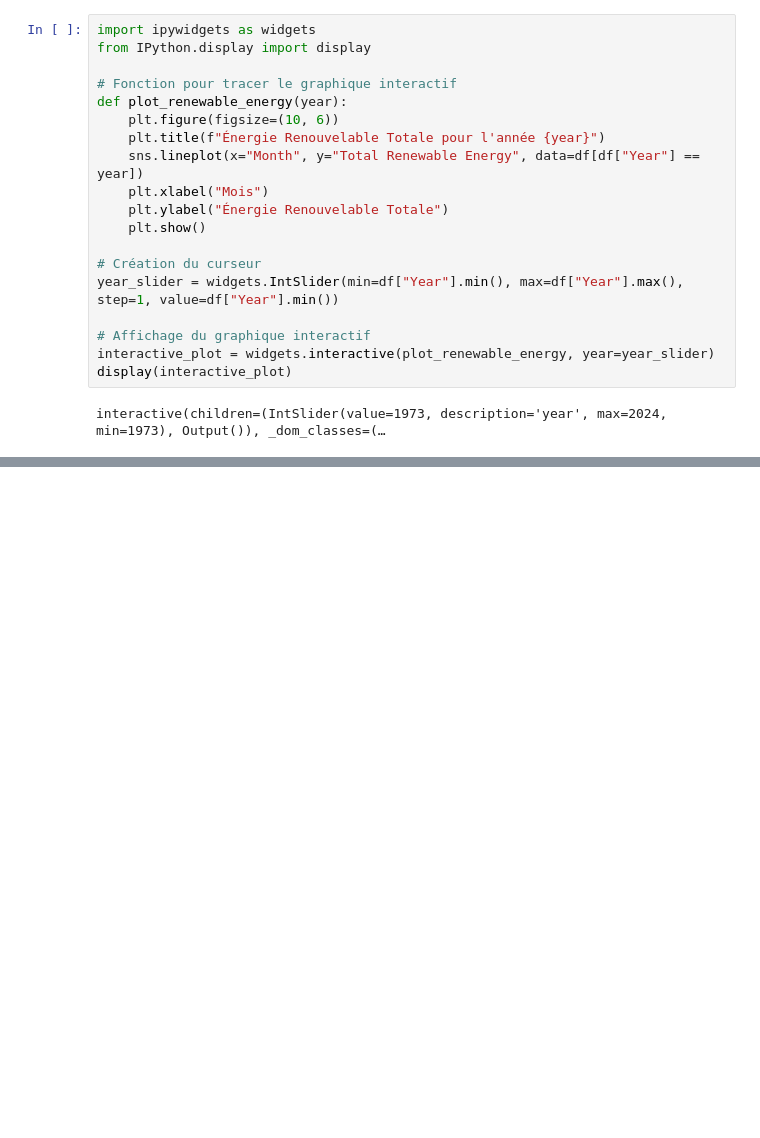
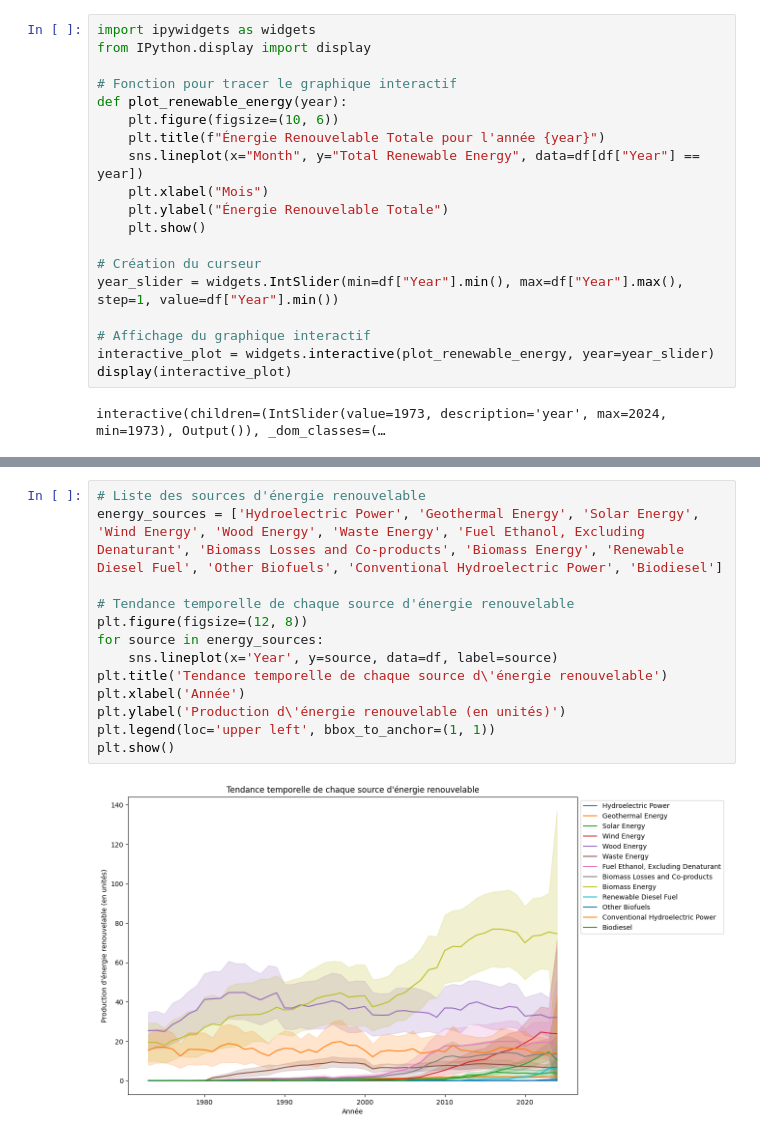
Before and after one commit to khelifaYacine/U.S.-Renewable-Energy-Consumption, a Jupyter notebook: EDA.ipynb, the cells around one changed output, grey strips where cells are left out. Saved outputs shown, nothing was run; the diff lists cells and outputs as text; blank space fills up the shorter version.

```diff
--- a/EDA.ipynb
+++ b/EDA.ipynb
@@ -120,0 +160,15 @@ plt.show()
+# %%
+# Liste des sources d'énergie renouvelable
+energy_sources = ['Hydroelectric Power', 'Geothermal Energy', 'Solar Energy', 'Wind Energy', 'Wood Energy', 'Waste Energy', 'Fuel Ethanol, Excluding Denaturant', 'Biomass Losses and Co-products', 'Biomass Energy', 'Renewable Diesel Fuel', 'Other Biofuels', 'Conventional Hydroelectric Power', 'Biodiesel']
+
+# Tendance temporelle de chaque source d'énergie renouvelable
+plt.figure(figsize=(12, 8))
+for source in energy_sources:
+    sns.lineplot(x='Year', y=source, data=df, label=source)
+plt.title('Tendance temporelle de chaque source d\'énergie renouvelable')
+plt.xlabel('Année')
+plt.ylabel('Production d\'énergie renouvelable (en unités)')
+plt.legend(loc='upper left', bbox_to_anchor=(1, 1))
+plt.show()
+# %% [output]
+[figure, added]
```
Also changed, not shown: parts of 4 cells of this notebook.
